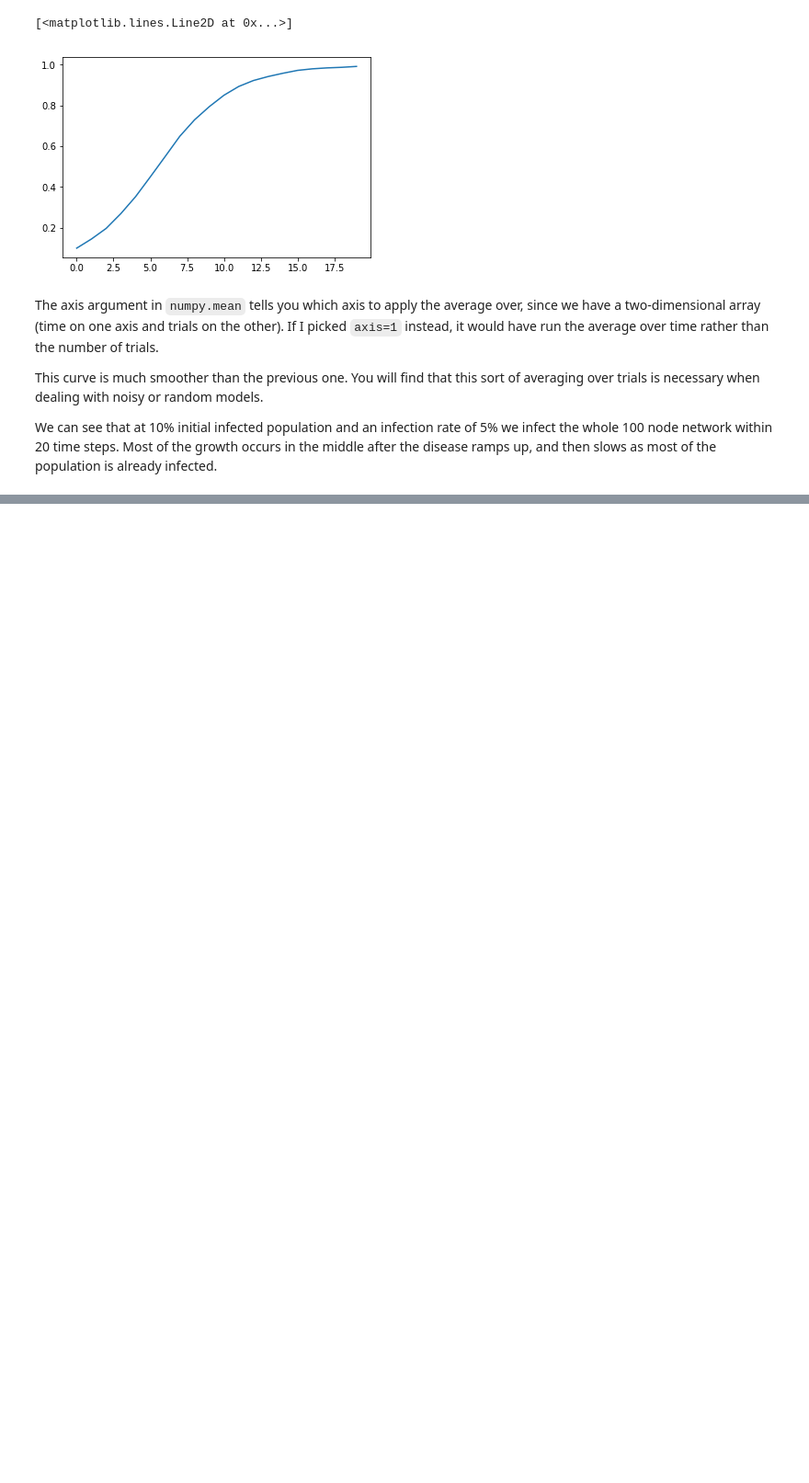
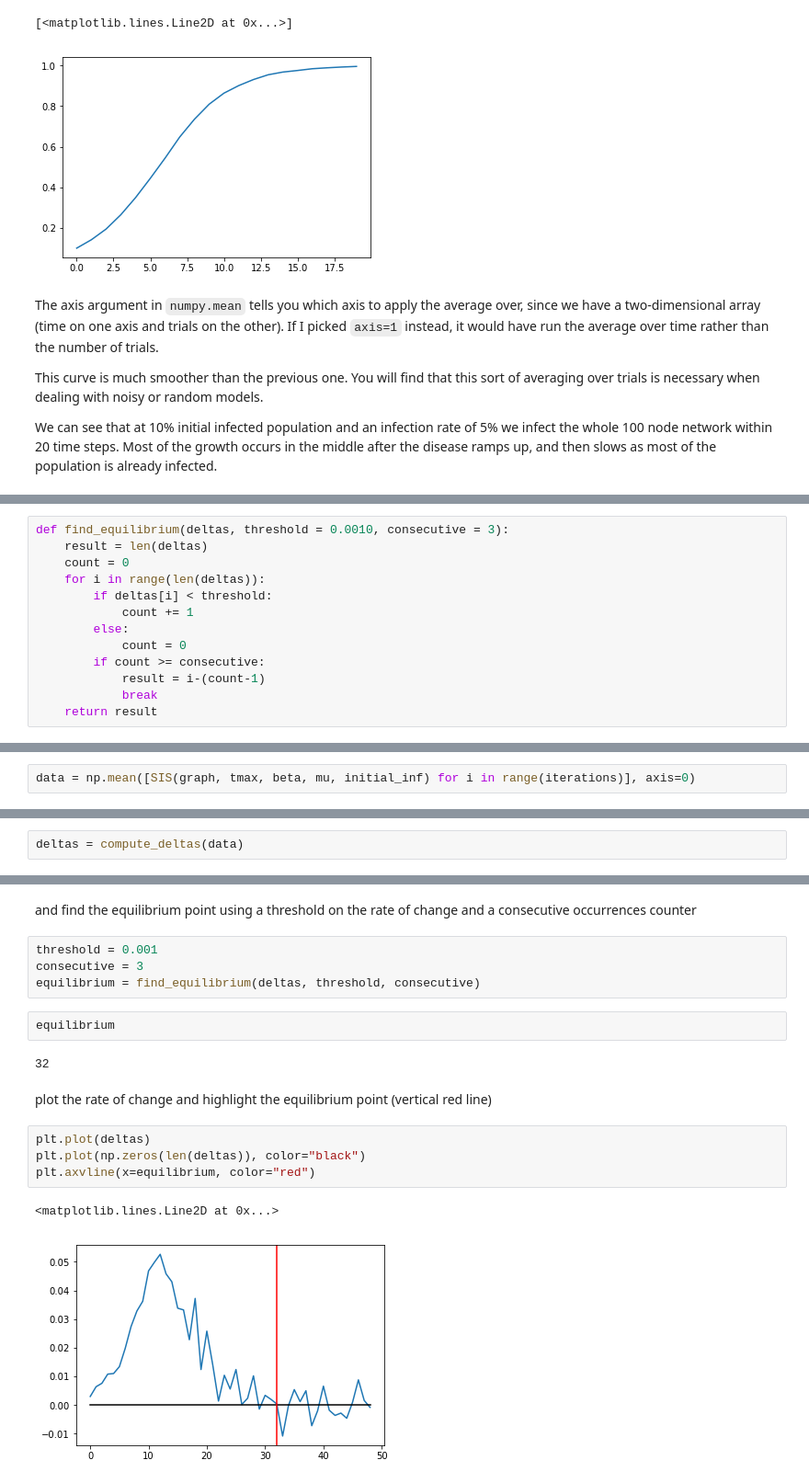
Before and after one commit to muftring/iu-netsci, a Jupyter notebook: week-11/w11_epidemics_uftring-michael.ipynb, the cells around one changed output, grey strips where cells are left out. Shown at 92% size. Drawn from its saved outputs; the diff is of its cells as text; blank space fills up the shorter version.

```diff
--- a/week-11/w11_epidemics_uftring-michael.ipynb
+++ b/week-11/w11_epidemics_uftring-michael.ipynb
@@ -228,0 +253,13 @@ plt.plot( np.mean([SIS(graph, tmax, beta, mu, initial_inf) for i in range(iterat
+# %%
+def find_equilibrium(deltas, threshold = 0.0010, consecutive = 3):
+    result = len(deltas)
+    count = 0
+    for i in range(len(deltas)):
+        if deltas[i] < threshold:
+            count += 1
+        else:
+            count = 0
+        if count >= consecutive:
+            result = i-(count-1)
+            break
+    return result
@@ -228,0 +268,2 @@ plt.plot( np.mean([SIS(graph, tmax, beta, mu, initial_inf) for i in range(iterat
+# %%
+data = np.mean([SIS(graph, tmax, beta, mu, initial_inf) for i in range(iterations)], axis=0)
@@ -228,0 +283,2 @@ plt.plot( np.mean([SIS(graph, tmax, beta, mu, initial_inf) for i in range(iterat
+# %%
+deltas = compute_deltas(data)
@@ -228,0 +295,19 @@ plt.plot( np.mean([SIS(graph, tmax, beta, mu, initial_inf) for i in range(iterat
+# %% [markdown]
+and find the equilibrium point using a threshold on the rate of change and a consecutive occurrences counter
+# %%
+threshold = 0.001
+consecutive = 3
+equilibrium = find_equilibrium(deltas, threshold, consecutive)
+# %%
+equilibrium
+# %% [output]
+32
+# %% [markdown]
+plot the rate of change and highlight the equilibrium point (vertical red line)
+# %%
+plt.plot(deltas)
+plt.plot(np.zeros(len(deltas)), color="black")
+plt.axvline(x=equilibrium, color="red")
+# %% [output]
+<matplotlib.lines.Line2D at 0x...>
+[figure, added]
```
Also changed, not shown: parts of 38 cells of this notebook.
